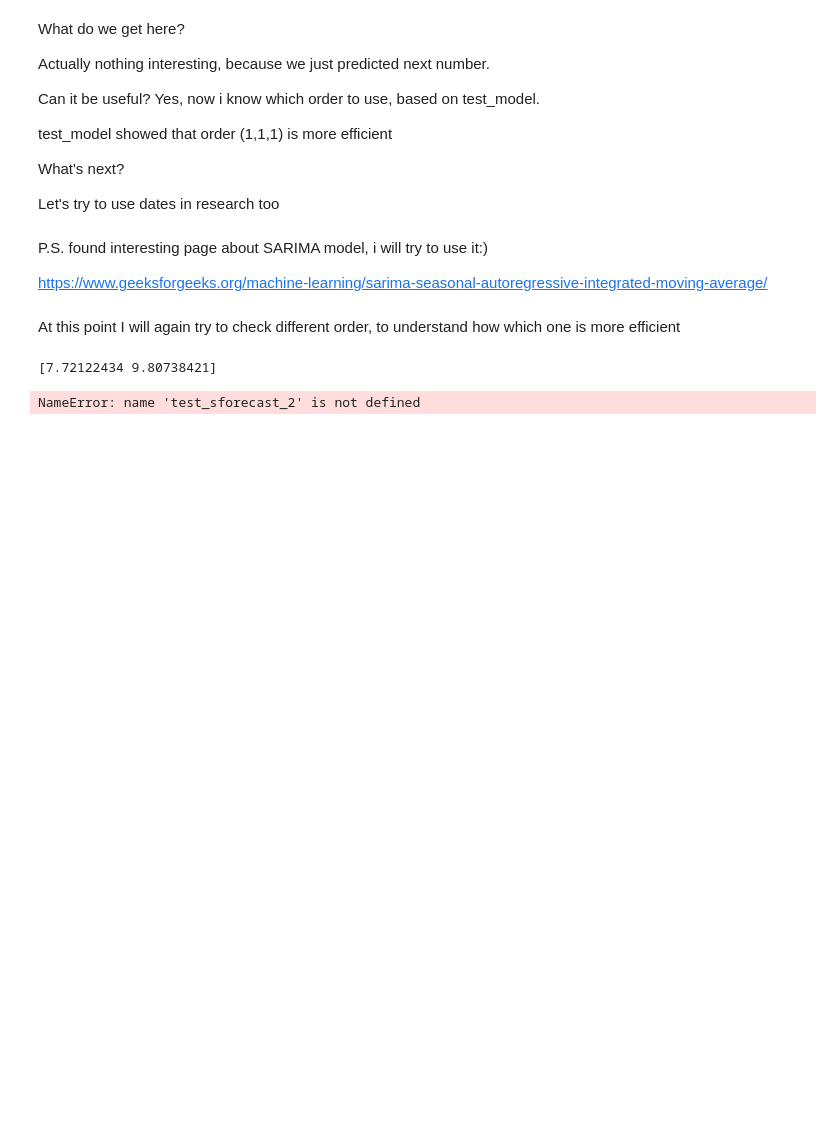
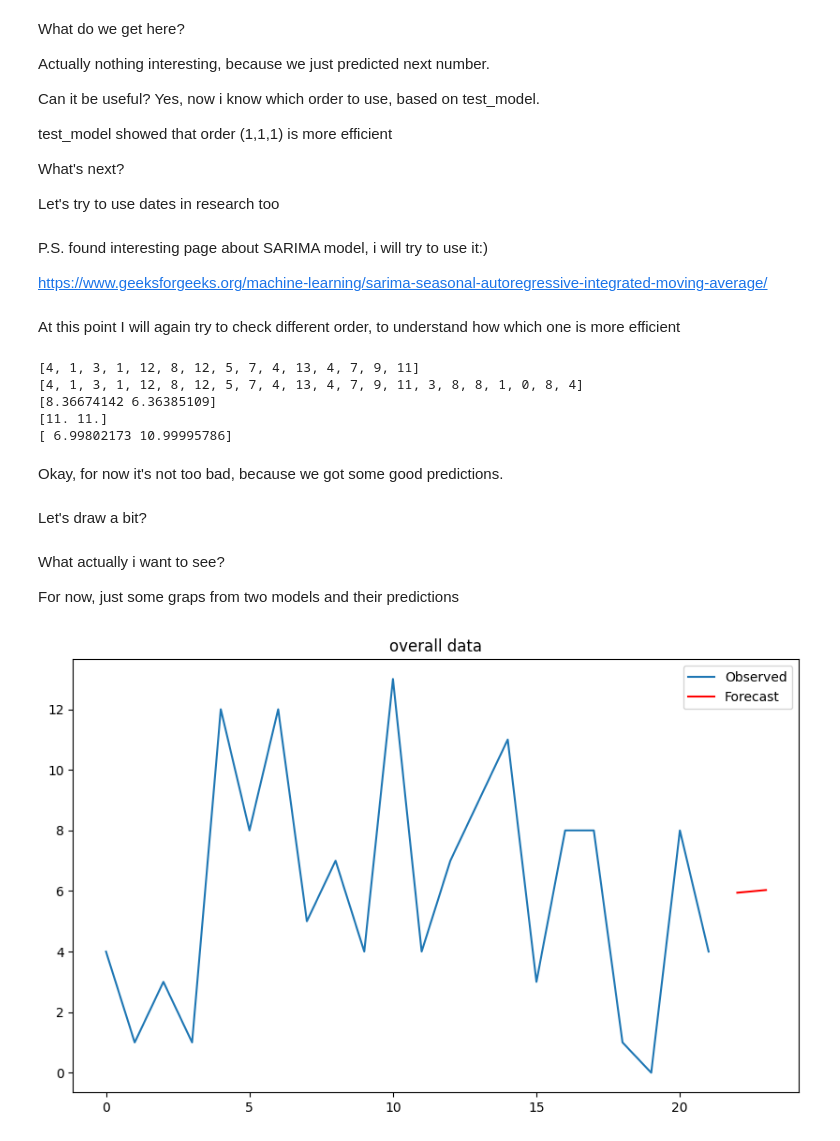
Before and after one commit to Aleksprogramms/My_projects, a Jupyter notebook: personal_projects/productivity_logs/productivity_research.ipynb, the cells around one changed output. Saved outputs shown, nothing was run; the diff lists cells and outputs as text; code cells hidden in the pictures; blank space fills up the shorter version.

```diff
--- a/personal_projects/productivity_logs/productivity_research.ipynb
+++ b/personal_projects/productivity_logs/productivity_research.ipynb
@@ -82,24 +82,62 @@ from statsmodels.tsa.api import SARIMAX
 
 test_sessions = sessions[:15]
 
+print(test_sessions)
+print(sessions)
+test_smodel_1 = SARIMAX(test_sessions, order=(1,0,0), seasonal_order=(0,0,0,7))
+test_smodel_2 = SARIMAX(test_sessions, order=(0,1,0), seasonal_order=(0,0,0,7))
+test_smodel_3 = SARIMAX(test_sessions, order=(1,1,1), seasonal_order=(0,0,0,7))
 
-test_smodel_1 = SARIMAX(test_sessions, order=(1,0,0), seasonal_order=(1,1,1,7))
-test_smodel_2 = SARIMAX(test_sessions, order=(0,1,0), seasonal_order=(1,1,1,7))
-test_smodel_3 = SARIMAX(test_sessions, order=(1,1,1), seasonal_order=(1,1,1,7))
-
-results_1 = test_smodel_1.fit()
-results_2 = test_smodel_2.fit()
+# results_1 = test_smodel_1.fit()
+# results_2 = test_smodel_2.fit()
 results_3 = test_smodel_3.fit()
 
 
-test_sforecast_1 = results_1.forecast(steps = 2)
-test_sforecast_2 = results_2.forecast(steps = 2)
+# test_sforecast_1 = results_1.forecast(steps = 2)
+# test_sforecast_2 = results_2.forecast(steps = 2)
 test_sforecast_3 = results_3.forecast(steps = 2)
 
 
-print(test_sforecast_1)
-print(test_sforecast_2)
+# print(test_sforecast_1)
+# print(test_sforecast_2)
 print(test_sforecast_3)
 # %% [output]
-[7.72122434 9.80738421]
+[4, 1, 3, 1, 12, 8, 12, 5, 7, 4, 13, 4, 7, 9, 11]
+[4, 1, 3, 1, 12, 8, 12, 5, 7, 4, 13, 4, 7, 9, 11, 3, 8, 8, 1, 0, 8, 4]
+[8.36674142 6.36385109]
+[11. 11.]
+[ 6.99802173 10.99995786]
-NameError: name 'test_sforecast_2' is not defined
+# %% [markdown]
+Okay, for now it's not too bad, because we got some good predictions.
+# %% [markdown]
+Let's draw a bit?
+# %% [markdown]
+What actually i want to see?
+
+For now, just some graps from two models and their predictions
+# %%
+import matplotlib.pyplot as plt
+
+# "ARIMA_test", "SARIMA_test", "actuall", "ARIMA_pred", "SARIMA_pred"
+
+# ARIMA_test
+# TODO: Make dates and add another model results
+forecast_periods = 2
+
+plt.figure(figsize=(10, 6))
+
+forecast = fitted.forecast(steps=forecast_periods)
+
+x_actual = range(len(sessions))
+x_forecast = range(len(sessions), len(sessions) + forecast_periods)
+
+
+plt.plot(x_actual, sessions, label='Observed')
+plt.plot(x_forecast, forecast, label='Forecast', color='red')
+
+plt.title('overall data')
+
+plt.legend()
+plt.show()
+# %% [output]
+[figure, added]
```
Also changed, not shown: parts of 1 cell of this notebook.
